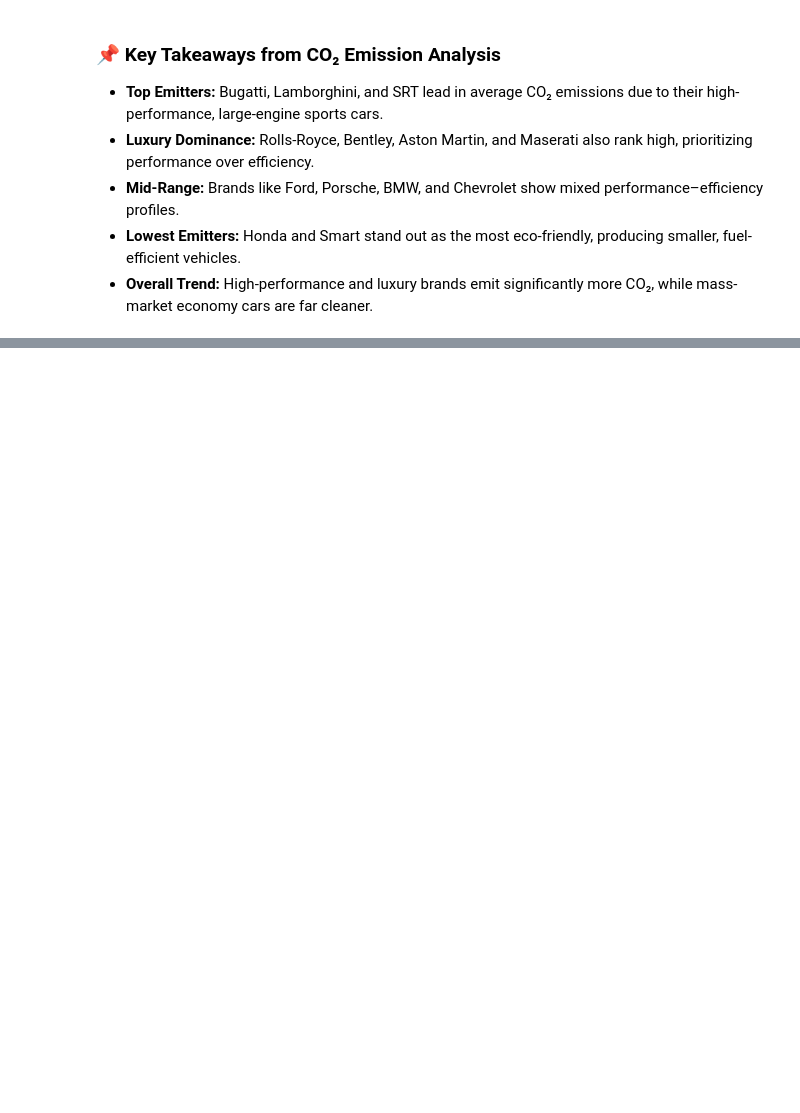
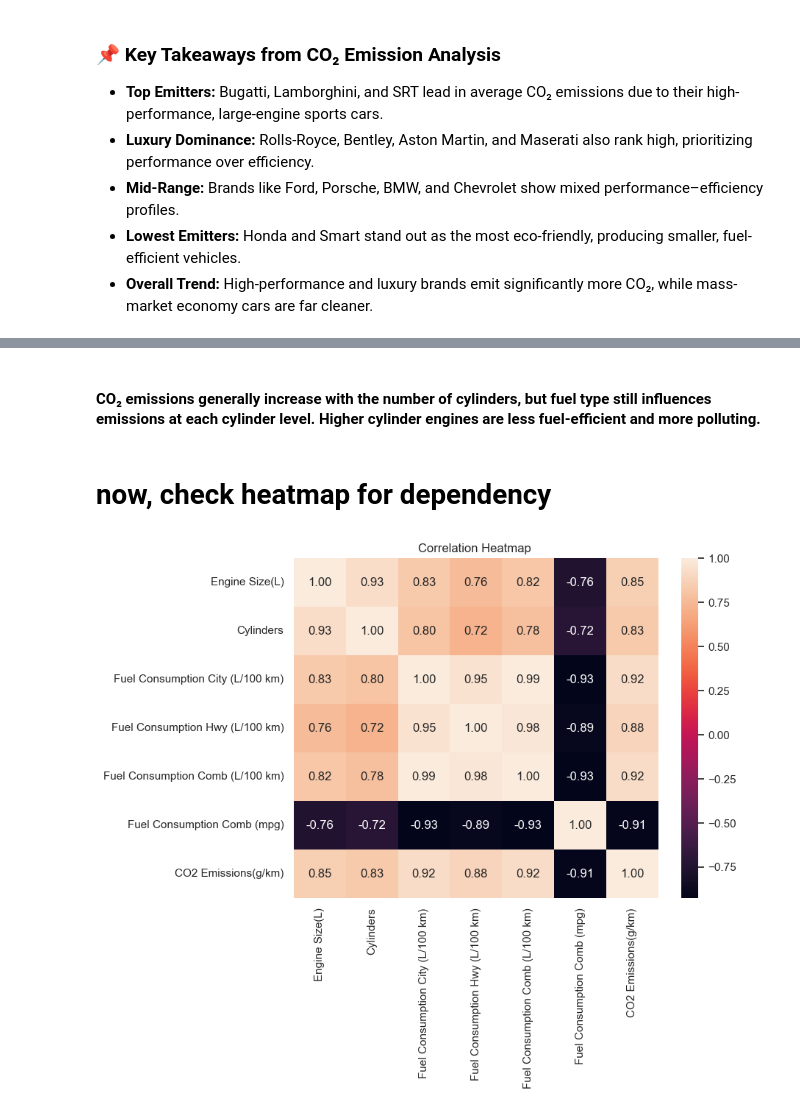
Before and after one commit to Satyamkus/Predicting-CO-Emissions-from-Vehicle-Specifications, a Jupyter notebook: emmision.ipynb, the cells around one changed output, grey strips where cells are left out. Drawn from its saved outputs; the diff is of its cells as text; code cells hidden in the pictures; blank space fills up the shorter version.

```diff
--- a/emmision.ipynb
+++ b/emmision.ipynb
@@ -353,0 +422,13 @@ plt.show()
+# %% [markdown]
+#### CO₂ emissions generally increase with the number of cylinders, but fuel type still influences emissions at each cylinder level. Higher cylinder engines are less fuel-efficient and more polluting.
+# %% [markdown]
+# now, check heatmap for dependency
+# %%
+corr_df = df.select_dtypes(include=['int64', 'float64'])
+corr_matrix = corr_df.corr()
+plt.figure(figsize=(8,6))
+sns.heatmap(corr_matrix, annot=True, fmt=".2f")
+plt.title('Correlation Heatmap ')
+plt.show()
+# %% [output]
+[figure, added]
```
Also changed, not shown: parts of 22 cells of this notebook.
